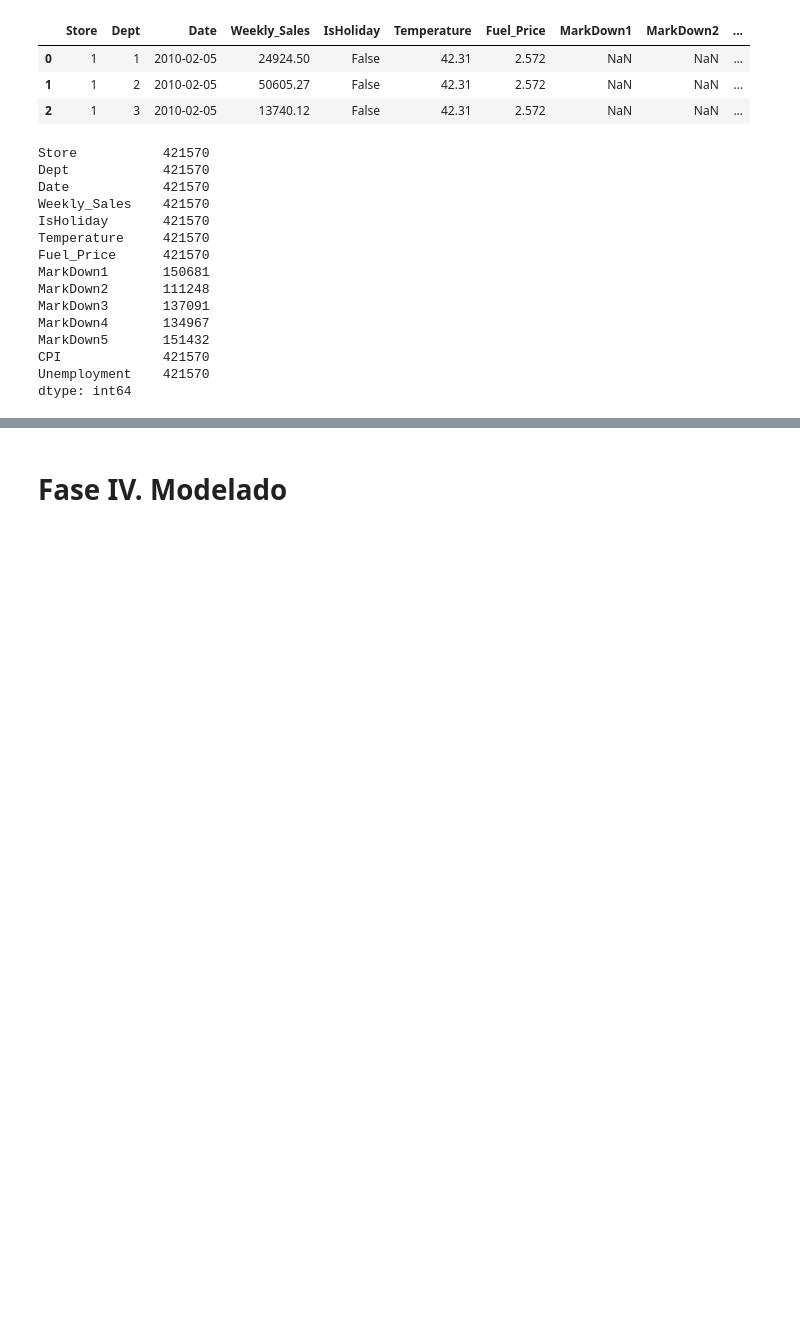
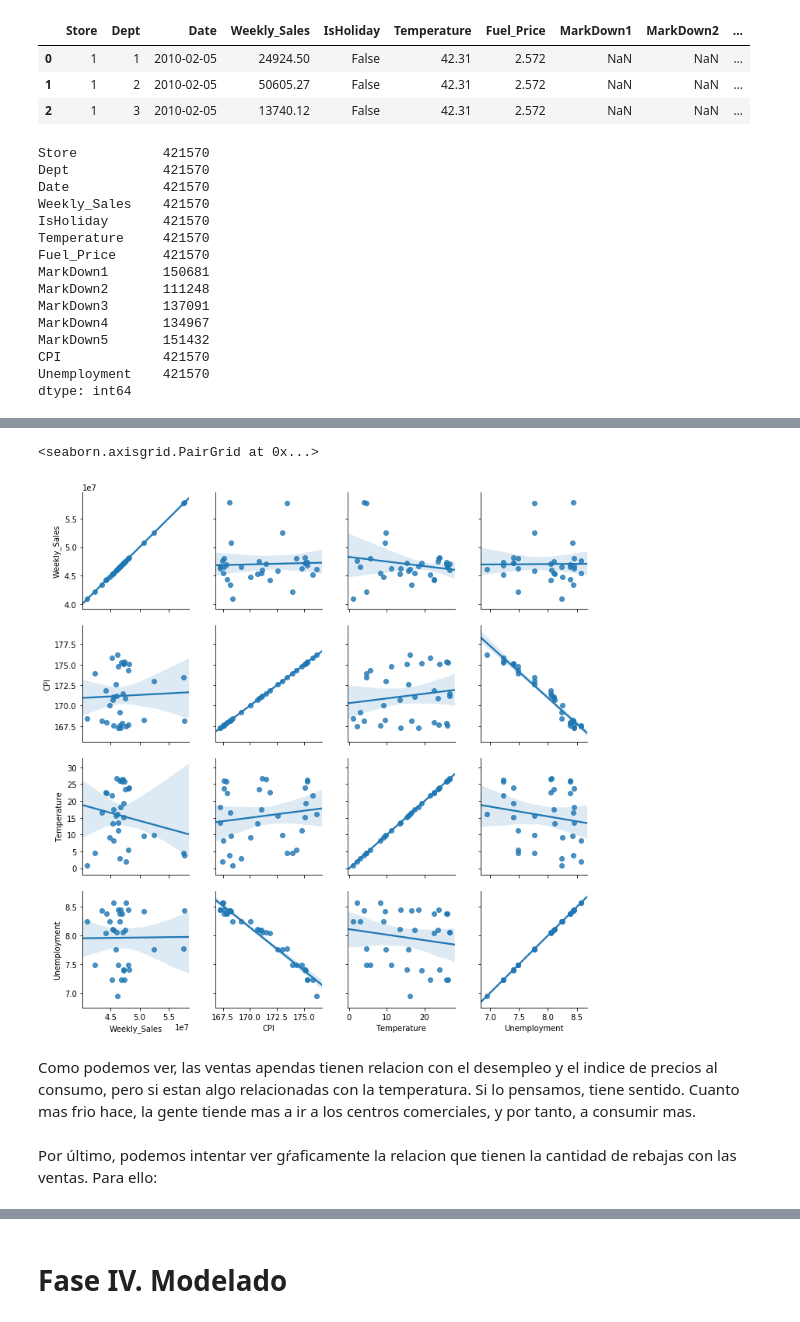
Before and after one commit to ccolado/master-big-data-walmart, a Jupyter notebook: Walmart.ipynb, the cells around one changed output, grey strips where cells are left out. Drawn from its saved outputs; the diff is of its cells as text; code cells hidden in the pictures; blank space fills up the shorter version.

```diff
--- a/Walmart.ipynb
+++ b/Walmart.ipynb
@@ -510,0 +539,18 @@ import seaborn as sns
+# %%
+mean_unempployment_by_date = clean_walmart_dataset[["Date_Formatted", "Unemployment"]].groupby(["Date_Formatted"]).mean().resample('M').mean()
+fuel_sales_unemploy_merged=pd.merge(fuel_sales_merged, mean_unempployment_by_date, left_index=True, right_index=True)
+mean_cpi_by_date = clean_walmart_dataset[["Date_Formatted", "CPI"]].groupby(["Date_Formatted"]).mean().resample('M').mean()
+fuel_sales_unemploy_cpi_merged=pd.merge(fuel_sales_unemploy_merged, mean_cpi_by_date, left_index=True, right_index=True)
+mean_temperature_by_date = clean_walmart_dataset[["Date_Formatted", "Temperature"]].groupby(["Date_Formatted"]).mean().resample('M').mean()
+mean_temperature_by_date_celsius = (mean_temperature_by_date - 32)*(5/9)
+fuel_sales_unemploy_cpi_temp_merged=pd.merge(fuel_sales_unemploy_cpi_merged, mean_temperature_by_date_celsius, left_index=True, right_index=True)
+fuel_sales_unemploy_cpi_temp_merged.head(3)
+g = sns.PairGrid(fuel_sales_unemploy_cpi_temp_merged, vars=["Weekly_Sales", "CPI", "Temperature", "Unemployment"])
+g.map(sns.regplot)
+# %% [output]
+<seaborn.axisgrid.PairGrid at 0x...>
+[figure, added]
+# %% [markdown]
+Como podemos ver, las ventas apendas tienen relacion con el desempleo y el indice de precios al consumo, pero si estan algo relacionadas con la temperatura. Si lo pensamos, tiene sentido. Cuanto mas frio hace, la gente tiende mas a ir a los centros comerciales, y por tanto, a consumir mas.
+# %% [markdown]
+Por último, podemos intentar ver gŕaficamente la relacion que tienen la cantidad de rebajas con las ventas. Para ello:
```
Also changed, not shown: parts of 18 cells of this notebook.
